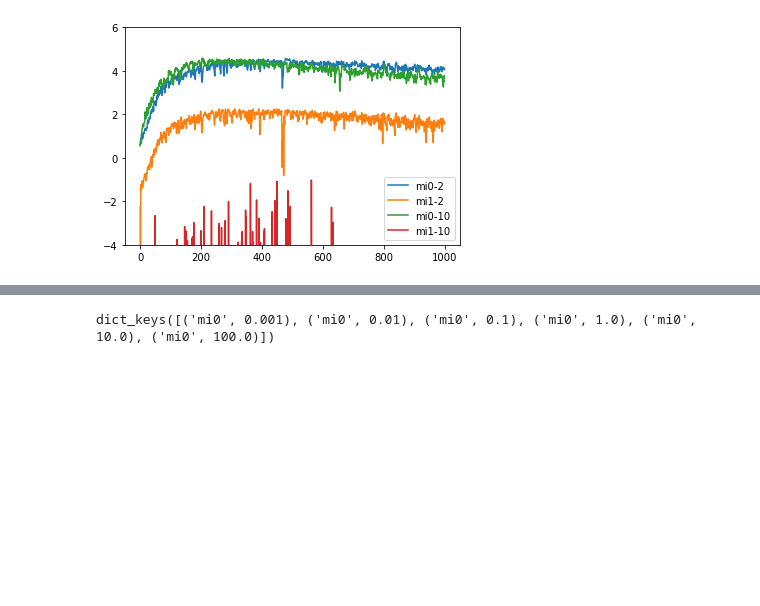
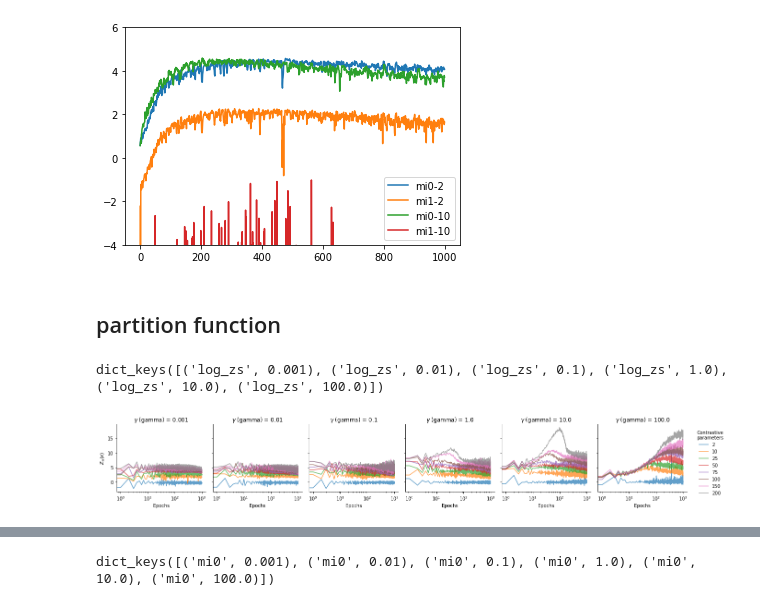
Before and after one commit to bkmi/cnre, a Jupyter notebook: infinite/05 mi.ipynb, the cells around one changed output, grey strips where cells are left out. Cells and saved outputs as stored; diff of their text form; code cells hidden in the pictures; blank space fills up the shorter version.

```diff
--- a/infinite/05 mi.ipynb
+++ b/infinite/05 mi.ipynb
@@ -23,7 +23,8 @@ import numpy as np
 # %%
 linestyles = {2: "dashed", 3: "solid"}
 avglogratio_name = r"Mean -$\log \hat{r}_{\mathbf{w}}(\mathbf{x} \mid \mathbf{\theta})$"
-validation_loss_name = "$I^(0)$"
+validation_loss_name = r"$-I^{(0)}$"
+partition_fn_name = r"$Z_{w}(x)$"
 legend_title = "Contrastive" + "\n" + "parameters"
 alpha=0.7
 
@@ -129,6 +130,9 @@ def plot_either_val_or_avglogratio_or_mi(path: pd.Series, metric: pd.Series, num
         elif metric[index] == "mi1":
             time_series = -get_tensor_from_csv(Path(path[index]) / "mutual_information_1s.csv")
             yscale = "linear"
+        elif metric[index] == "log_zs":
+            time_series = get_tensor_from_csv(Path(path[index]) / "avg_log_zs.csv")
+            yscale = "linear"
         else:
             raise NotImplementedError(metric[index])
         ax.plot(time_series, linestyle=linestyles[num_blocks[index]], alpha=alpha, **kwargs)
@@ -137,8 +141,54 @@ def plot_either_val_or_avglogratio_or_mi(path: pd.Series, metric: pd.Series, num
 # %%
 df = get_metrics(
     [
-        "mi.csv",
+        "metrics-mi.csv",
     ],
     "mi",
 )
 df["gamma"] = df["gamma"].fillna(nre_gamma_default)
+# %% [markdown]
+## partition function
+# %%
+df_cnre = df[
+    (df["algorithm"] == "CNRE")
+    & (df["task"] == "slcp")
+    & (df["num_blocks"] == 3)
+].copy()
+
+df_cnre["metric"] = "log_zs"
+
+grp = df_cnre.groupby(["task", "algorithm", "gamma", "num_blocks", "num_contrastive_parameters", "metric"])
+df_cnre = grp.first().reset_index()
+
+g = sns.FacetGrid(
+    df_cnre,
+    hue="num_contrastive_parameters",
+    row="metric",
+    col="gamma",
+    height=3,
+    sharey="row",
+    # legend_out=True,
+    legend_out=False
+)
+
+g.figure.tight_layout()
+g.map(plot_either_val_or_avglogratio_or_mi, "path", "metric", "num_blocks")
+
+g.add_legend()
+sns.move_legend(g, "center left", bbox_to_anchor=(1.0, 0.5), frameon=False)
+g.legend.set_title(legend_title)
+
+print(g.axes_dict.keys())
+
+ax = g.axes_dict[('log_zs', 0.001)]
+ax.set_ylabel(partition_fn_name)
+
+for ax in g.axes[0, :]:
+    value = ax.get_title().split()[-1]
+    ax.set_title(fr"$\gamma$ (gamma) = {value}")
+    ax.set_xlabel("Epochs")
+
+ylim = ax.get_ylim()
+# %% [output]
+dict_keys([('log_zs', 0.001), ('log_zs', 0.01), ('log_zs', 0.1), ('log_zs', 1.0), ('log_zs', 10.0), ('log_zs', 100.0)])
+[figure, added]
```
Also changed, not shown: parts of 6 cells of this notebook, 5 other files.
